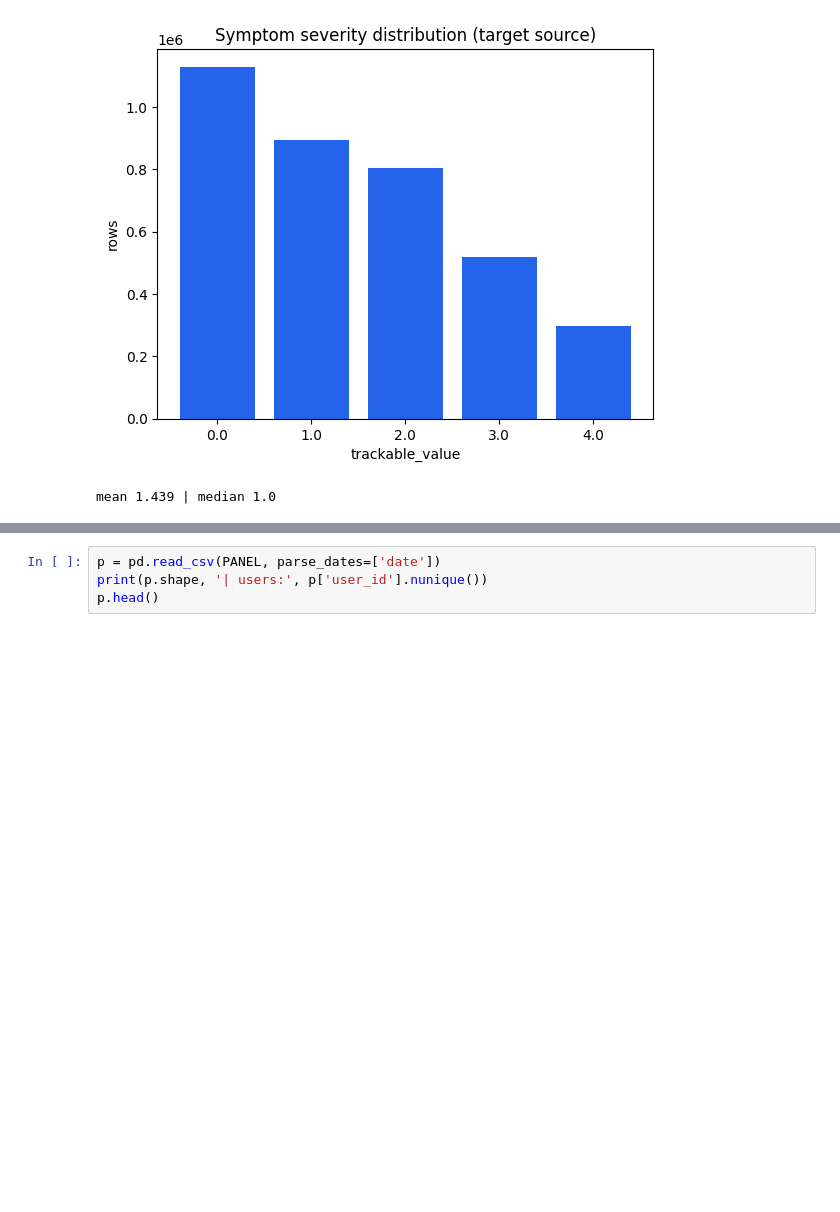
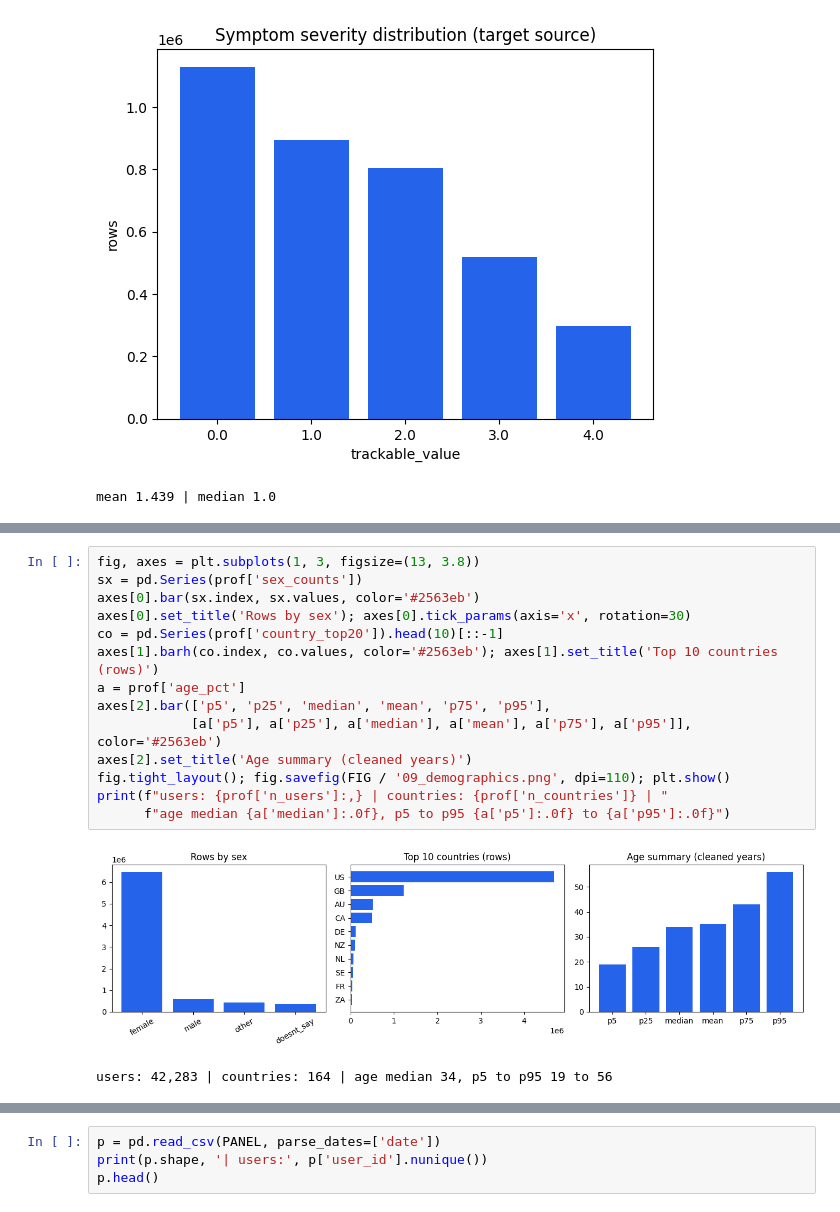
Before and after one commit to kempaviola/regression_health, a Jupyter notebook: notebooks/01_exploratory_analysis.ipynb, the cells around one changed output, grey strips where cells are left out. Drawn from its saved outputs; the diff is of its cells as text; blank space fills up the shorter version.

```diff
--- a/notebooks/01_exploratory_analysis.ipynb
+++ b/notebooks/01_exploratory_analysis.ipynb
@@ -65,0 +98,17 @@ mean 1.439 | median 1.0
+# %%
+fig, axes = plt.subplots(1, 3, figsize=(13, 3.8))
+sx = pd.Series(prof['sex_counts'])
+axes[0].bar(sx.index, sx.values, color='#2563eb')
+axes[0].set_title('Rows by sex'); axes[0].tick_params(axis='x', rotation=30)
+co = pd.Series(prof['country_top20']).head(10)[::-1]
+axes[1].barh(co.index, co.values, color='#2563eb'); axes[1].set_title('Top 10 countries (rows)')
+a = prof['age_pct']
+axes[2].bar(['p5', 'p25', 'median', 'mean', 'p75', 'p95'],
+            [a['p5'], a['p25'], a['median'], a['mean'], a['p75'], a['p95']], color='#2563eb')
+axes[2].set_title('Age summary (cleaned years)')
+fig.tight_layout(); fig.savefig(FIG / '09_demographics.png', dpi=110); plt.show()
+print(f"users: {prof['n_users']:,} | countries: {prof['n_countries']} | "
+      f"age median {a['median']:.0f}, p5 to p95 {a['p5']:.0f} to {a['p95']:.0f}")
+# %% [output]
+[figure, added]
+users: 42,283 | countries: 164 | age median 34, p5 to p95 19 to 56
```
Also changed, not shown: parts of 13 cells of this notebook, 11 other files.
